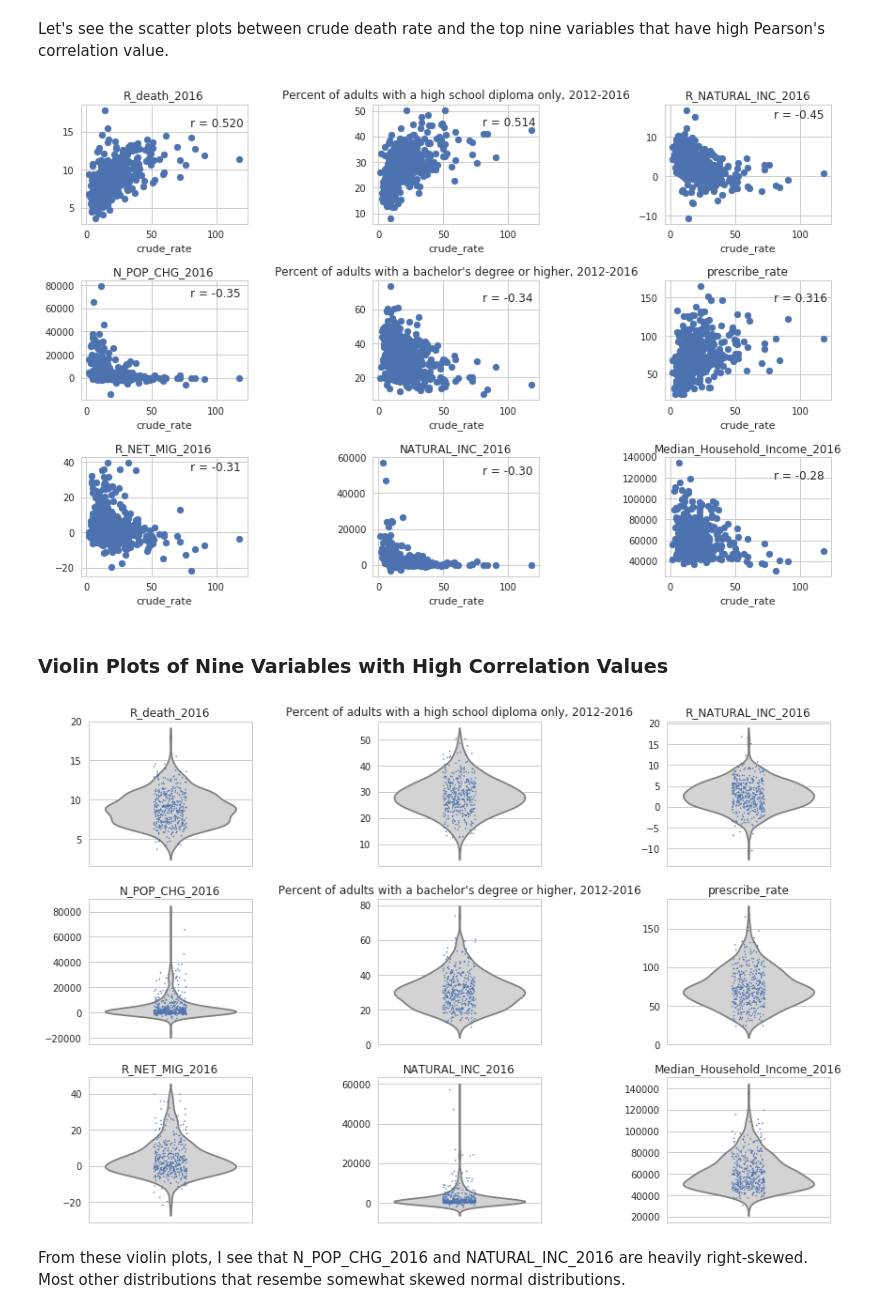
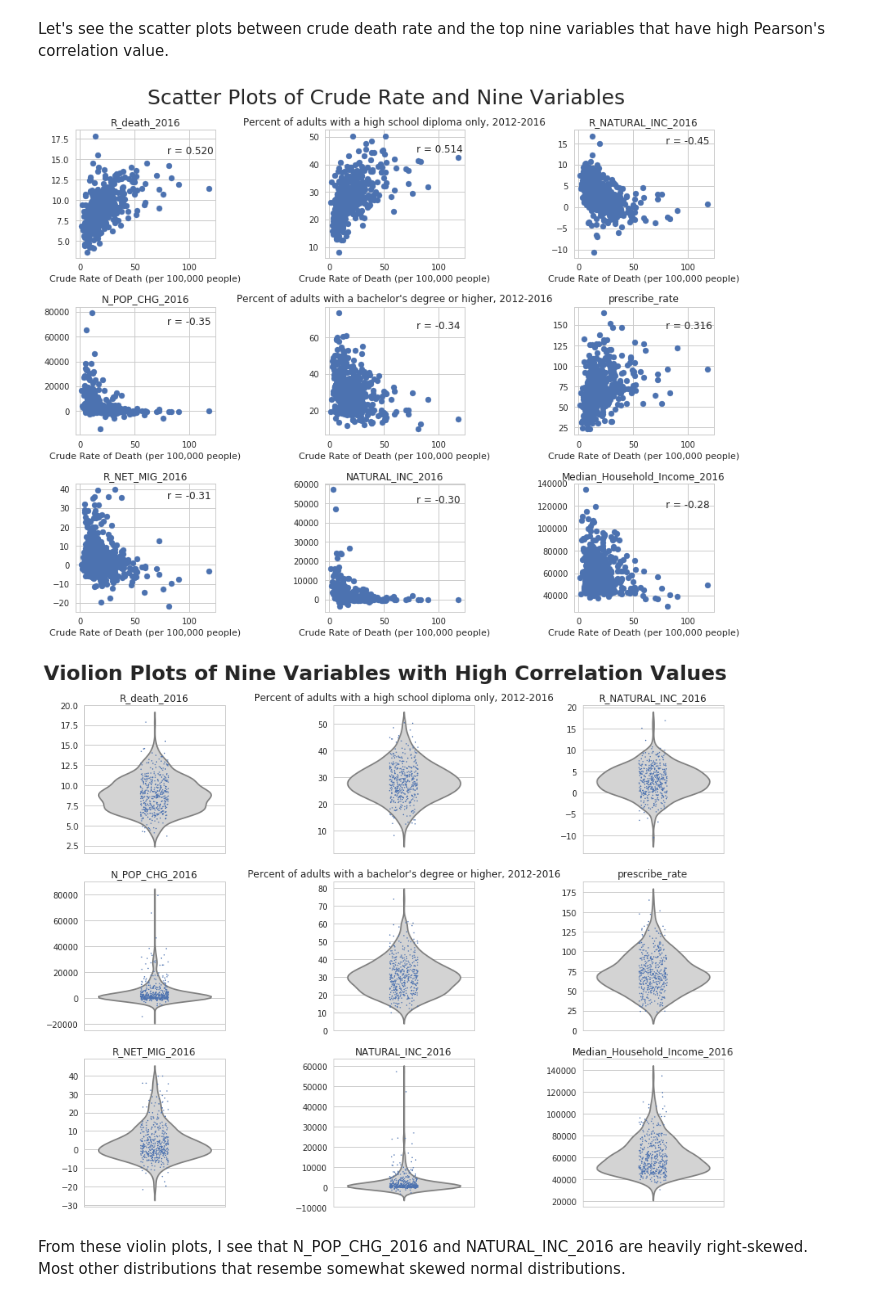
Before and after one commit to danielhanbitlee/Springboard, a Jupyter notebook: capstone_project/data_storytelling.ipynb, the cells around one changed output. Cells and saved outputs as stored; diff of their text form; code cells hidden in the pictures.

```diff
--- a/capstone_project/data_storytelling.ipynb
+++ b/capstone_project/data_storytelling.ipynb
@@ -274,7 +274,7 @@ merged_filtered = merged_noCI.loc[:, ['fips_code', 'population', 'crude_rate', '
 ### Distribution of County's Crude Death Rate Caused By Opioid Overdose 2016
 # %%
 # resize figures
-plt.rcParams['figure.figsize'] = [12, 8]
+plt.rcParams['figure.figsize'] = [12, 10]
 
 # Cut the window in 2 parts
 f, (ax_box, ax_hist) = plt.subplots(2, sharex=True, gridspec_kw={"height_ratios": (.15, .85)})
@@ -282,10 +282,11 @@ f, (ax_box, ax_hist) = plt.subplots(2, sharex=True, gridspec_kw={"height_ratios"
 # Add a graph in each part
 sns.boxplot(merged_filtered['crude_rate'], ax=ax_box)
 sns.distplot(merged_filtered['crude_rate'], ax=ax_hist)
-plt.ylabel('Rate of Death Per 100,000 People')
+plt.ylabel('Density', fontsize = 20)
+plt.xlabel('Crude Rate of Death per 100,000 People', fontsize = 20)
 
 # Remove x axis name for the boxplot
-ax_box.set(xlabel='')
-ax_box.set(title = "Density Plot, Histogram, and Boxplot of County's Crude Death Rate Caused By Opioid Addiction")
+ax_box.set_xlabel('')
+ax_box.set_title("Density Plot, Histogram, and Boxplot of County's Crude Death Rate Caused By Opioid Addiction", fontsize = 25)
 plt.show()
 # %% [output]
@@ -370,18 +370,17 @@ Let's see the scatter plots between crude death rate and the top nine variables
 # %%
 for i in range(9):
     plt.subplot(3, 3, i + 1)
     plt.scatter(x = 'crude_rate', y = crude_corr_df.variable[i], data = merged_filtered)
-    plt.xlabel('crude_rate')
-    plt.title('{}'.format(crude_corr_df.variable[i]))
+    plt.xlabel('Crude Rate of Death (per 100,000 people)')
+    plt.title('{}'.format(crude_corr_df.variable[i]), fontsize = 12)
     values = merged_filtered.loc[:, '{}'.format(crude_corr_df.variable[i])]
     plt.text(80, 0.88 * max(values),
              "r = " + str(crude_corr_df.crude_rate_corr[i])[:5])
-plt.tight_layout()
+plt.suptitle("Scatter Plots of Crude Rate and Nine Variables", fontsize = 25)
+plt.tight_layout(rect = [0, 0.03, 1, 0.95])
 plt.show()
 # %% [output]
-[figure, old version]
+[figure, new version]
-# %% [markdown]
-### Violin Plots of Nine Variables with High Correlation Values
 # %%
 for i in range(9):
     plt.subplot(3, 3, i + 1)
@@ -389,10 +388,11 @@ for i in range(9):
     sns.stripplot(y = crude_corr_df.variable[i], data = merged_filtered, size = 1.5, jitter = True)
     plt.ylabel('')
     plt.title('{}'.format(crude_corr_df.variable[i]))
-plt.tight_layout()
+plt.suptitle('Violion Plots of Nine Variables with High Correlation Values', fontsize = 25, fontweight = 'bold')
+plt.tight_layout(rect = [0, 0.03, 1, 0.95])
 plt.show()
 # %% [output]
-[figure, old version]
+[figure, new version]
 # %% [markdown]
 From these violin plots, I see that N_POP_CHG_2016 and NATURAL_INC_2016 are heavily right-skewed. Most other distributions that resembe somewhat skewed normal distributions.
 # %% [markdown]
```
Also changed, not shown: parts of 3 cells of this notebook.
